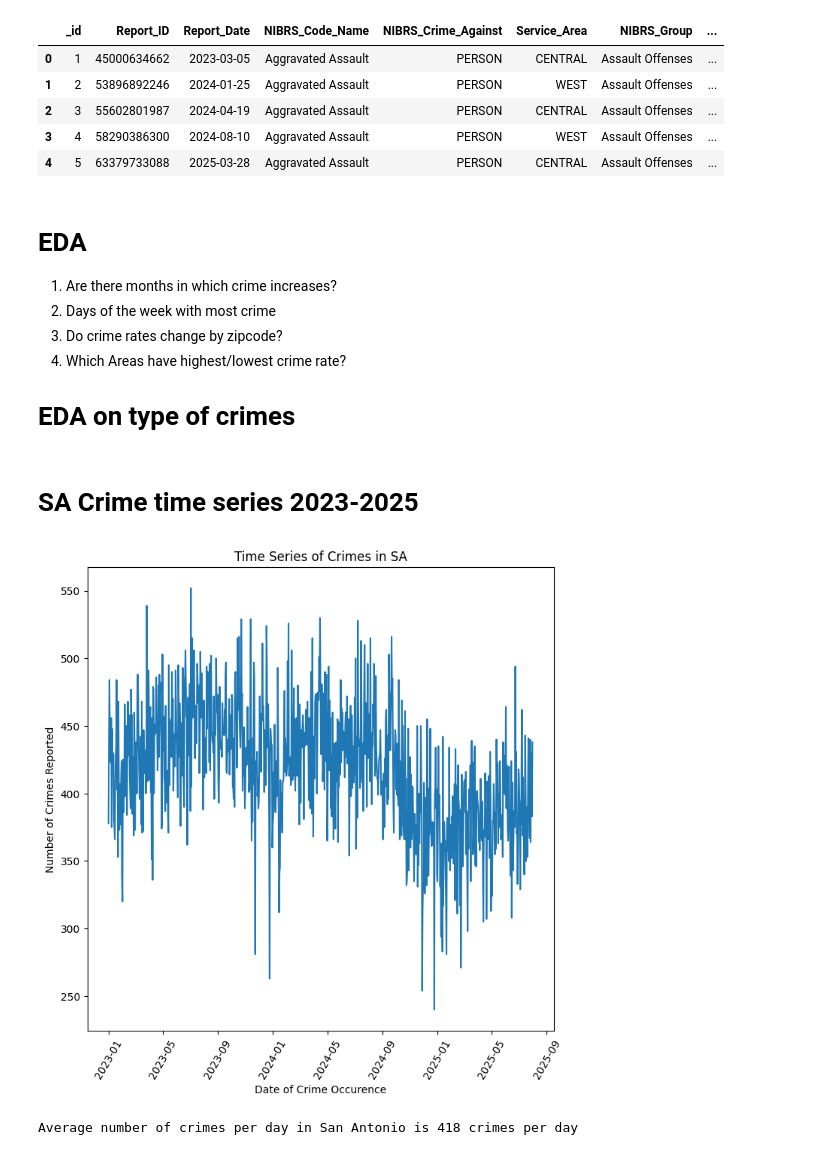
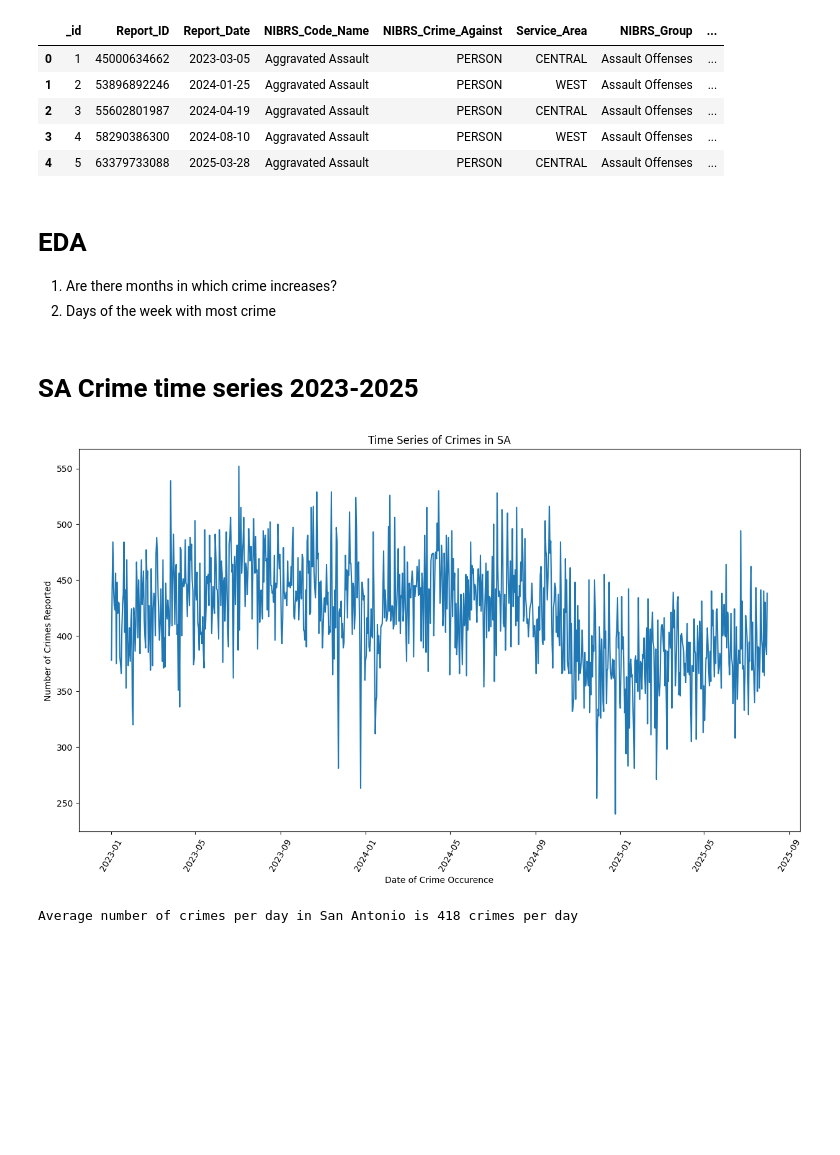
Before and after one commit to Xninety-nine/Springboard, a Jupyter notebook: SA_Crime.ipynb, the cells around one changed output. Saved outputs shown, nothing was run; the diff lists cells and outputs as text; code cells hidden in the pictures; blank space fills up the shorter version.

Commit message:
'SA_crime update'

```diff
--- a/SA_Crime.ipynb
+++ b/SA_Crime.ipynb
@@ -80,10 +80,6 @@ sa_crimes.head()
 
 1) Are there months in which crime increases?
 2) Days of the week with most crime
-3) Do crime rates change by zipcode?
-4) Which Areas have highest/lowest crime rate?
-
-# EDA on type of crimes
 # %% [markdown]
 # SA Crime time series 2023-2025
 # %%
@@ -92,18 +88,18 @@ sa_crimes['month'] = pd.to_datetime(sa_crimes['Report_Date'])
 # %%
 import seaborn as sns
 # Time distribution
 event_counts =sa_crimes.groupby('Report_Date').size().reset_index(name='count')
 
-plt.figure(figsize=(8,8))
+plt.figure(figsize=(15,8))
 
 sns.lineplot(data= event_counts, x='Report_Date', y='count')
 plt.xlabel('Date of Crime Occurence')
 plt.ylabel('Number of Crimes Reported')
 plt.xticks(rotation=60)
 plt.title('Time Series of Crimes in SA')
 plt.show()
 # %% [output]
-[figure, old version]
+[figure, new version]
 # %%
 average_crime = round(event_counts['count'].mean())
 
```
Also changed, not shown: parts of 8 cells of this notebook.
